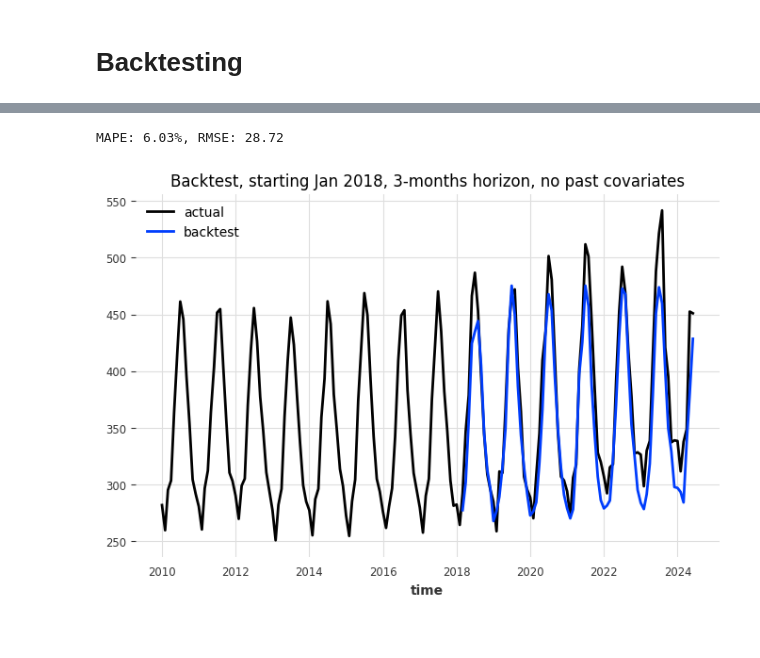
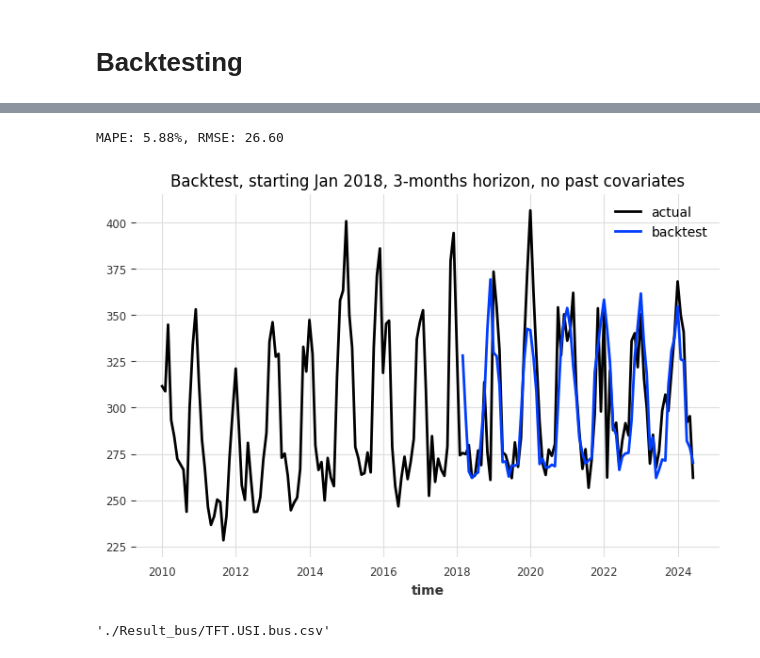
Before and after one commit to TheVeryCoolJackson/COMPSCI760-Electricity-Timeseries, a Jupyter notebook: Business/TFT_USI_bus.ipynb, the cells around one changed output, grey strips where cells are left out. Cells and saved outputs as stored; diff of their text form; code cells hidden in the pictures.

Commit message:
Result   latest

```diff
--- a/Business/TFT_USI_bus.ipynb
+++ b/Business/TFT_USI_bus.ipynb
@@ -50,7 +48,7 @@ logging.disable(logging.CRITICAL)
 # %% [markdown]
 # Weather Dataset
 # %%
-electricity_consumption = pd.read_csv("../../ProcessedData/Electricity-ResBusClimateUSI.csv")
+electricity_consumption = pd.read_csv("../../../ProcessedData/Electricity-ResBusClimateUSI.csv")
 electricity_consumption
 # %% [output]
 |  | Date | Total Rainfall Mm | Mean Air Temperature in Celsius | Mean Vapour Pressure Hpa | Mean Wind Speed M/Sec | ... |
@@ -240,32 +241,43 @@ MAPE: 6.15%, RMSE: 28.70
 # %%
 # without past covariates
-backtest_series = model_TFT_backtest.historical_forecasts(
-    series_transformed['Est. Total consumption (GWh)'],
+backtest_series_without = model_TFT_backtest.historical_forecasts(
+    series_transformed['Selected business demand (GWh)'],
     start=pd.Timestamp("20180101"),
     forecast_horizon=3,
     retrain=True,
     verbose=False,
 )
 
-backtest_series_reversed = transformer_target.inverse_transform(backtest_series)
+backtest_series_reversed_without = transformer_target.inverse_transform(backtest_series_without)
 
 plt.figure(figsize=(8, 5))
-ts['Est. Total consumption (GWh)'].plot(label="actual")
-backtest_series_reversed.plot(label="backtest")
+ts['Selected business demand (GWh)'].plot(label="actual")
+backtest_series_reversed_without.plot(label="backtest")
 plt.legend()
 plt.title("Backtest, starting Jan 2018, 3-months horizon, no past covariates")
 print(
     "MAPE: {:.2f}%, RMSE: {:.2f}".format(
         mape(
-            ts['Est. Total consumption (GWh)'],
-            backtest_series_reversed,
+            ts['Selected business demand (GWh)'],
+            backtest_series_reversed_without,
         ),
         rmse(
-            ts['Est. Total consumption (GWh)'],
-            backtest_series_reversed,
+            ts['Selected business demand (GWh)'],
+            backtest_series_reversed_without,
         )
     )
 )
 # %% [output]
-MAPE: 6.03%, RMSE: 28.72
+MAPE: 5.88%, RMSE: 26.60
-[figure, old version]
+[figure, new version]
+# %%
+# Assuming 'backtest_series_reversed' is already available and converted to pandas DataFrame
+backtest_series_df = backtest_series_reversed_without.pd_dataframe()
+
+# Save the DataFrame to a CSV file
+csv_file_path = './Result_bus/TFT.USI.bus.csv'
+backtest_series_df.to_csv(csv_file_path)
+
+csv_file_path
+# %% [output]
+'./Result_bus/TFT.USI.bus.csv'
```
Also changed, not shown: parts of 3 cells of this notebook, 19 other files.
